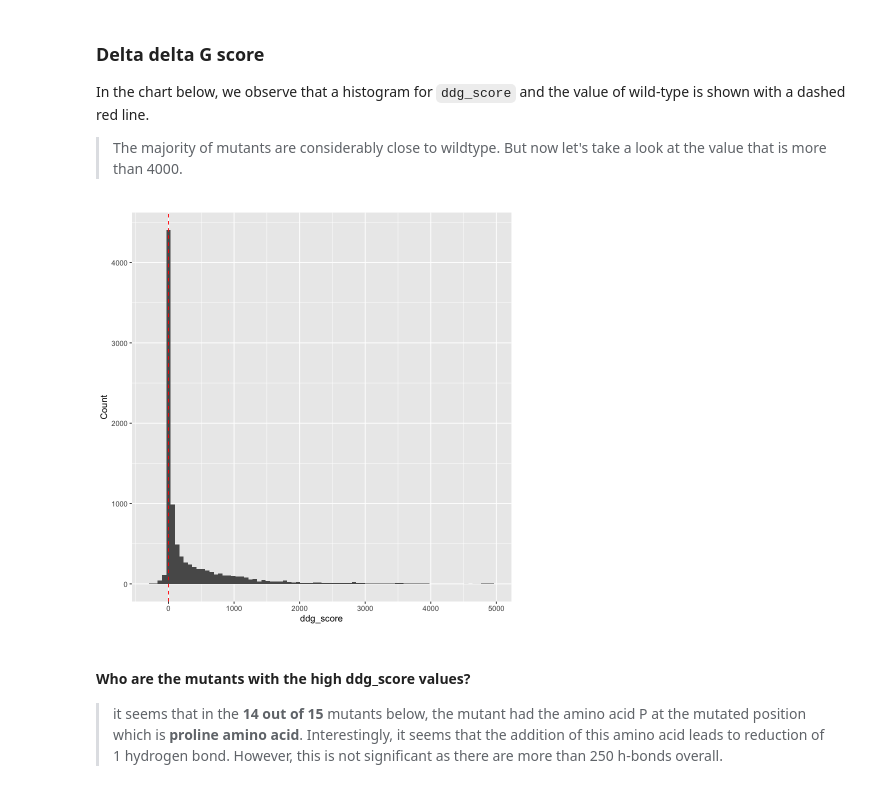
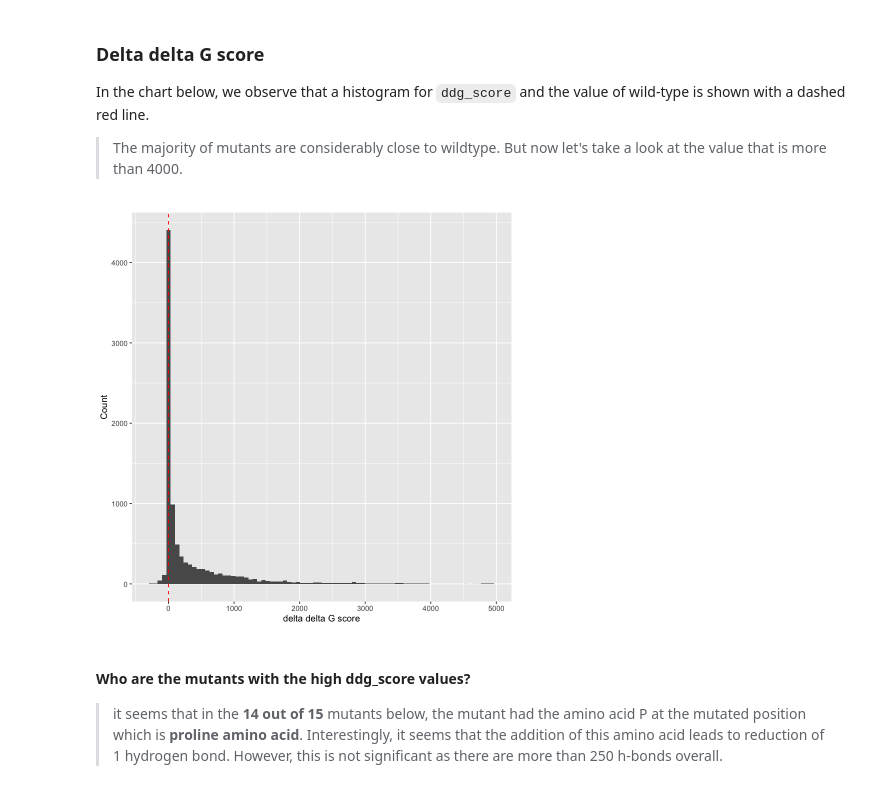
Before and after one commit to redradman/OneAAatATime, a Jupyter notebook: Analysis.ipynb, the cells around one changed output. Saved outputs shown, nothing was run; the diff lists cells and outputs as text; code cells hidden in the pictures.

```diff
--- a/Analysis.ipynb
+++ b/Analysis.ipynb
@@ -269,14 +269,14 @@ In the chart below, we observe that a histogram for `ddg_score` and the value of
 # %%
 wildtype <- filter(data, type == "wild_type")
 wildtype_ddg_score <- wildtype$ddg_score
 
 # Create a histogram for the ddg_score values for the mutants
 ggplot(data, aes(x = ddg_score)) +
   geom_histogram(bins = 80) +
   geom_vline(xintercept = wildtype_ddg_score, color = "red", linetype = "dashed") +
-  labs(x = "ddg_score", y = "Count")
+  labs(x = "delta delta G score", y = "Count")
 # %% [output]
-[figure, old version]
+[figure, new version]
 # %% [markdown]
 #### Who are the mutants with the high ddg_score values?
 > it seems that in the **14 out of 15** mutants below, the mutant had the amino acid P at the mutated position which is **proline amino acid**. Interestingly, it seems that the addition of this amino acid leads to reduction of 1 hydrogen bond. However, this is not significant as there are more than 250 h-bonds overall.
```
Also changed, not shown: parts of 3 cells of this notebook.
